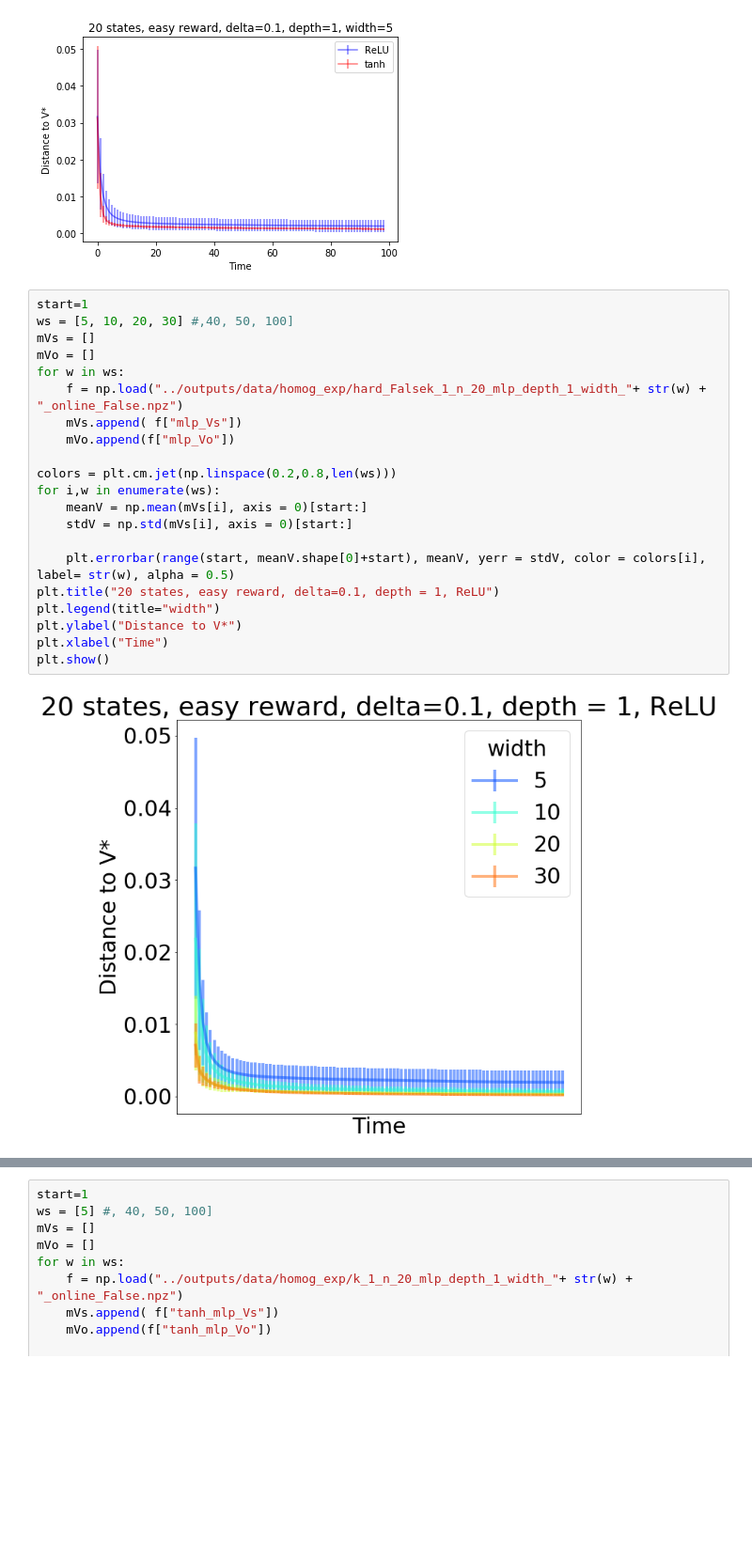
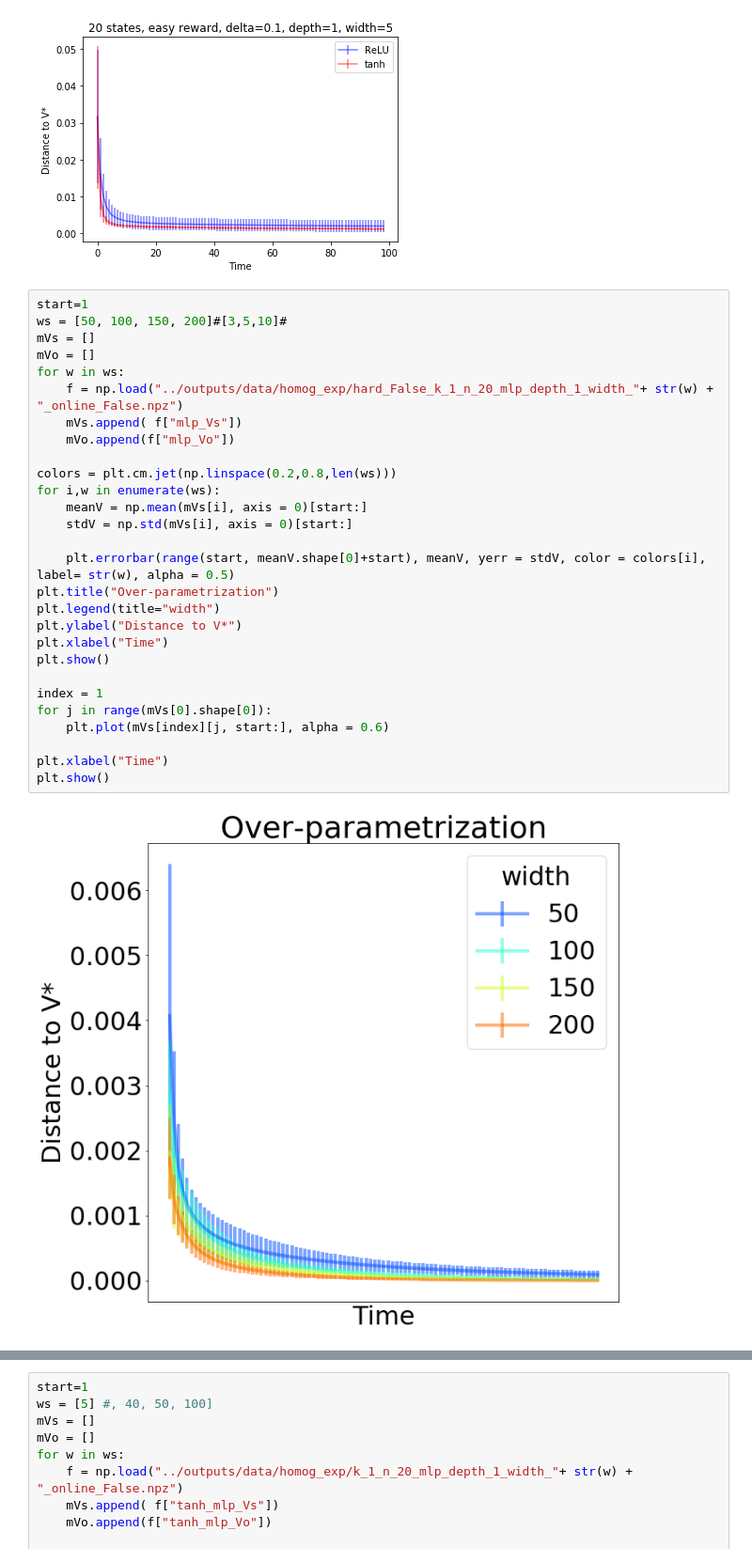
Before and after one commit to davidbrandfonbrener/geometric_insights_into_TD_learning, a Jupyter notebook: notebooks/NN init plotting.ipynb, the cells around one changed output, grey strips where cells are left out. Shown at 94% size. Drawn from its saved outputs; the diff is of its cells as text; blank space fills up the shorter version.

Commit message:
added data

```diff
--- a/notebooks/NN init plotting.ipynb
+++ b/notebooks/NN init plotting.ipynb
@@ -220,24 +220,31 @@ plt.show()
 [figure]
 # %%
 start=1
-ws = [5, 10, 20, 30] #,40, 50, 100]
+ws = [50, 100, 150, 200]#[3,5,10]#
 mVs = []
 mVo = []
 for w in ws:
-    f = np.load("../outputs/data/homog_exp/hard_Falsek_1_n_20_mlp_depth_1_width_"+ str(w) + "_online_False.npz")
+    f = np.load("../outputs/data/homog_exp/hard_False_k_1_n_20_mlp_depth_1_width_"+ str(w) + "_online_False.npz")
     mVs.append( f["mlp_Vs"])
     mVo.append(f["mlp_Vo"])
 
 colors = plt.cm.jet(np.linspace(0.2,0.8,len(ws)))
 for i,w in enumerate(ws):
     meanV = np.mean(mVs[i], axis = 0)[start:]
     stdV = np.std(mVs[i], axis = 0)[start:]
 
     plt.errorbar(range(start, meanV.shape[0]+start), meanV, yerr = stdV, color = colors[i], label= str(w), alpha = 0.5)
-plt.title("20 states, easy reward, delta=0.1, depth = 1, ReLU")
+plt.title("Over-parametrization")
 plt.legend(title="width")
 plt.ylabel("Distance to V*")
 plt.xlabel("Time")
 plt.show()
+
+index = 1
+for j in range(mVs[0].shape[0]):
+    plt.plot(mVs[index][j, start:], alpha = 0.6)
+
+plt.xlabel("Time")
+plt.show()
 # %% [output]
-[figure, old version]
+[figure, new version]
```
Also changed, not shown: parts of 3 cells of this notebook, 4 other files.
